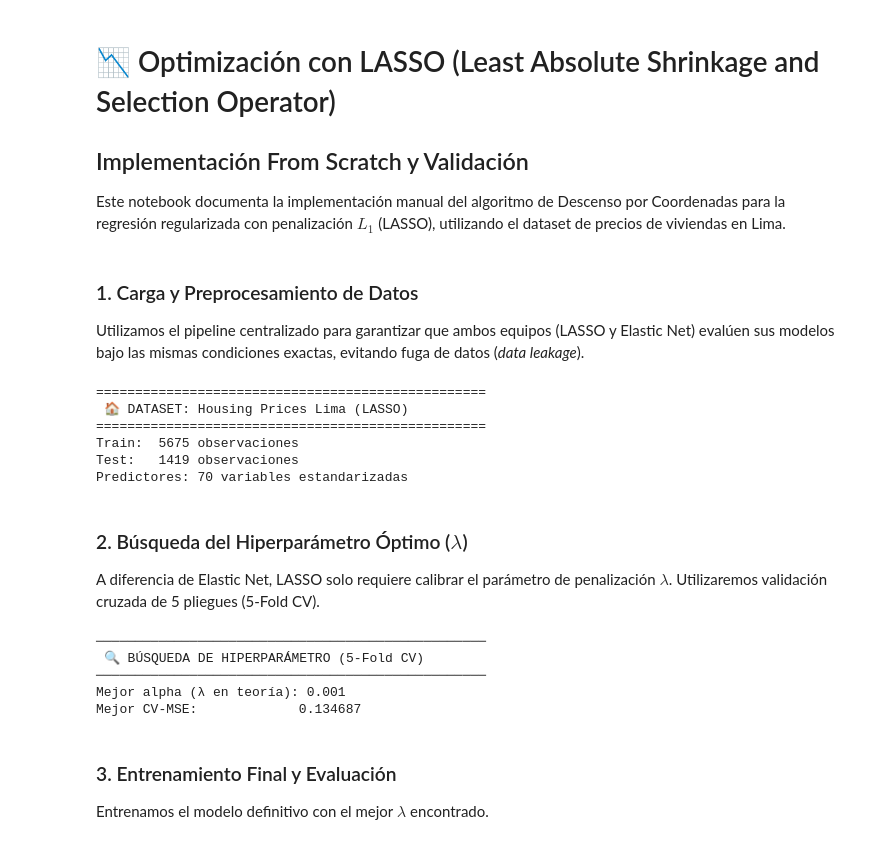
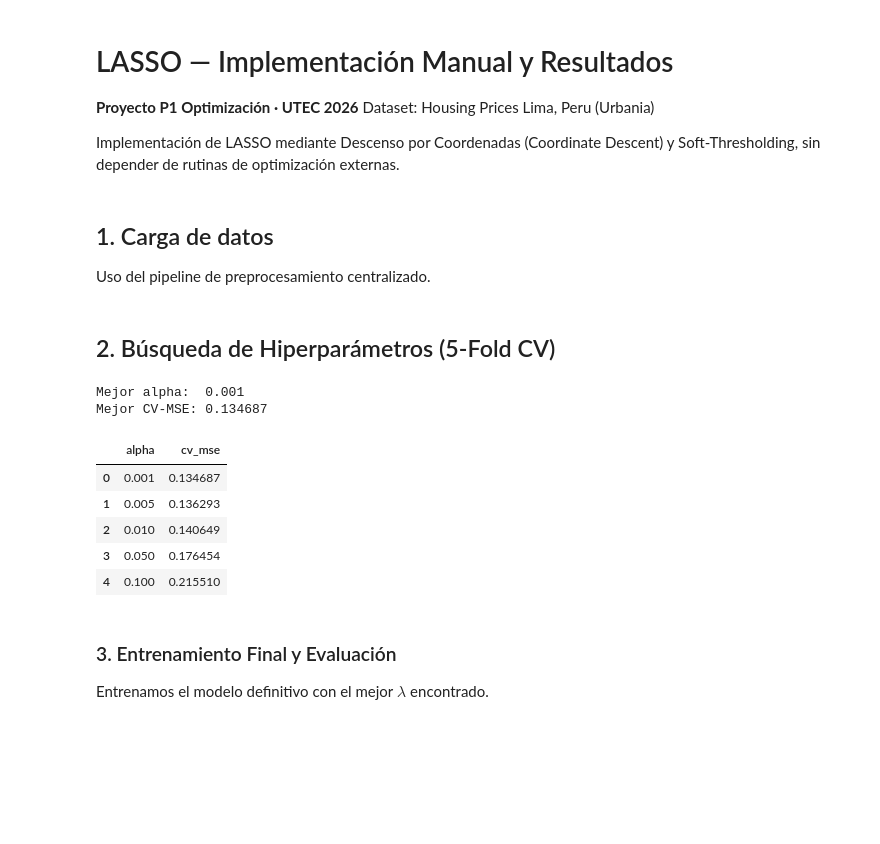
Before and after one commit to GG-369/Proyecto-Optimizacion-LASSO-ELASTICNET, a Jupyter notebook: notebooks/2_desarrollo_lasso.ipynb, the cells around one changed output. Saved outputs shown, nothing was run; the diff lists cells and outputs as text; code cells hidden in the pictures; blank space fills up the shorter version.

```diff
--- a/notebooks/2_desarrollo_lasso.ipynb
+++ b/notebooks/2_desarrollo_lasso.ipynb
@@ -1,6 +1,7 @@
 # %% [markdown]
-# 📉 Optimización con LASSO (Least Absolute Shrinkage and Selection Operator)
-## Implementación From Scratch y Validación
+# LASSO — Implementación Manual y Resultados
+**Proyecto P1 Optimización · UTEC 2026**
+Dataset: Housing Prices Lima, Peru (Urbania)
 
-Este notebook documenta la implementación manual del algoritmo de Descenso por Coordenadas para la regresión regularizada con penalización $L_1$ (LASSO), utilizando el dataset de precios de viviendas en Lima.
+Implementación de LASSO mediante Descenso por Coordenadas (Coordinate Descent) y Soft-Thresholding, sin depender de rutinas de optimización externas.
 # %%
@@ -23,69 +29,46 @@ from lasso_manual import LassoManual
 # %% [markdown]
-### 1. Carga y Preprocesamiento de Datos
-Utilizamos el pipeline centralizado para garantizar que ambos equipos (LASSO y Elastic Net) evalúen sus modelos bajo las mismas condiciones exactas, evitando fuga de datos (*data leakage*).
+## 1. Carga de datos
+Uso del pipeline de preprocesamiento centralizado.
 # %%
-ruta_datos = '../data/housing_lima_final.xlsx'
-
-# Extraemos las matrices listas para la matemática
-
-X_train, X_test, y_train, y_test, feature_cols, scaler = get_housing_data(ruta_datos)
-
-print("=" * 50)
-print(" 🏠 DATASET: Housing Prices Lima (LASSO)")
-print("=" * 50)
-print(f"Train:  {X_train.shape[0]} observaciones")
-print(f"Test:   {X_test.shape[0]} observaciones")
-print(f"Predictores: {len(feature_cols)} variables estandarizadas")
+X_train, X_test, y_train, y_test, feature_cols, scaler = get_housing_data(
+    "../data/housing_lima_final.xlsx"
+)
-# %% [output]
-==================================================
- 🏠 DATASET: Housing Prices Lima (LASSO)
-==================================================
-Train:  5675 observaciones
-Test:   1419 observaciones
-Predictores: 70 variables estandarizadas
 # %% [markdown]
-### 2. Búsqueda del Hiperparámetro Óptimo ($\lambda$)
-A diferencia de Elastic Net, LASSO solo requiere calibrar el parámetro de penalización $\lambda$. Utilizaremos validación cruzada de 5 pliegues (5-Fold CV).
+## 2. Búsqueda de Hiperparámetros (5-Fold CV)
 # %%
-print("\n" + "─" * 50)
-print(" 🔍 BÚSQUEDA DE HIPERPARÁMETRO (5-Fold CV)")
-print("─" * 50)
-
-# Scikit-learn y Pedro usan 'alpha', así que lo llamaremos alpha en el código
 alphas = [0.001, 0.005, 0.01, 0.05, 0.1, 0.5, 1.0]
-best_mse = np.inf
-best_alpha = None
+best_mse, best_alpha = np.inf, None
 cv_results = []
-
 kf = KFold(n_splits=5, shuffle=True, random_state=42)
 
 for a in alphas:
     fold_mses = []
     for train_idx, val_idx in kf.split(X_train):
         Xtr, Xval = X_train[train_idx], X_train[val_idx]
         ytr, yval = y_train[train_idx], y_train[val_idx]
 
-        # CORREGIDO: Usamos LassoManual y el parámetro alpha
         model = LassoManual(alpha=a, max_iter=500, tol=1e-5)
         model.fit(Xtr, ytr)
-        y_pred_val = model.predict(Xval)
-        fold_mses.append(mean_squared_error(yval, y_pred_val))
+        fold_mses.append(mean_squared_error(yval, model.predict(Xval)))
 
     mean_mse = np.mean(fold_mses)
-    cv_results.append({'alpha': a, 'cv_mse': mean_mse})
+    cv_results.append({"alpha": a, "cv_mse": mean_mse})
 
     if mean_mse < best_mse:
-        best_mse = mean_mse
-        best_alpha = a
+        best_mse, best_alpha = mean_mse, a
 
-print(f"Mejor alpha (λ en teoría): {best_alpha}")
-print(f"Mejor CV-MSE:             {best_mse:.6f}")
+print(f"Mejor alpha:  {best_alpha}")
+print(f"Mejor CV-MSE: {best_mse:.6f}")
+pd.DataFrame(cv_results).sort_values("cv_mse").head()
 # %% [output]
-──────────────────────────────────────────────────
- 🔍 BÚSQUEDA DE HIPERPARÁMETRO (5-Fold CV)
-──────────────────────────────────────────────────
-Mejor alpha (λ en teoría): 0.001
-Mejor CV-MSE:             0.134687
+Mejor alpha:  0.001
+Mejor CV-MSE: 0.134687
+|  | alpha | cv_mse |
+| 0 | 0.001 | 0.134687 |
+| 1 | 0.005 | 0.136293 |
+| 2 | 0.010 | 0.140649 |
+| 3 | 0.050 | 0.176454 |
+| 4 | 0.100 | 0.215510 |
 # %% [markdown]
 ### 3. Entrenamiento Final y Evaluación
 Entrenamos el modelo definitivo con el mejor $\lambda$ encontrado.
```
Also changed, not shown: parts of 3 cells of this notebook, 1 other file.
